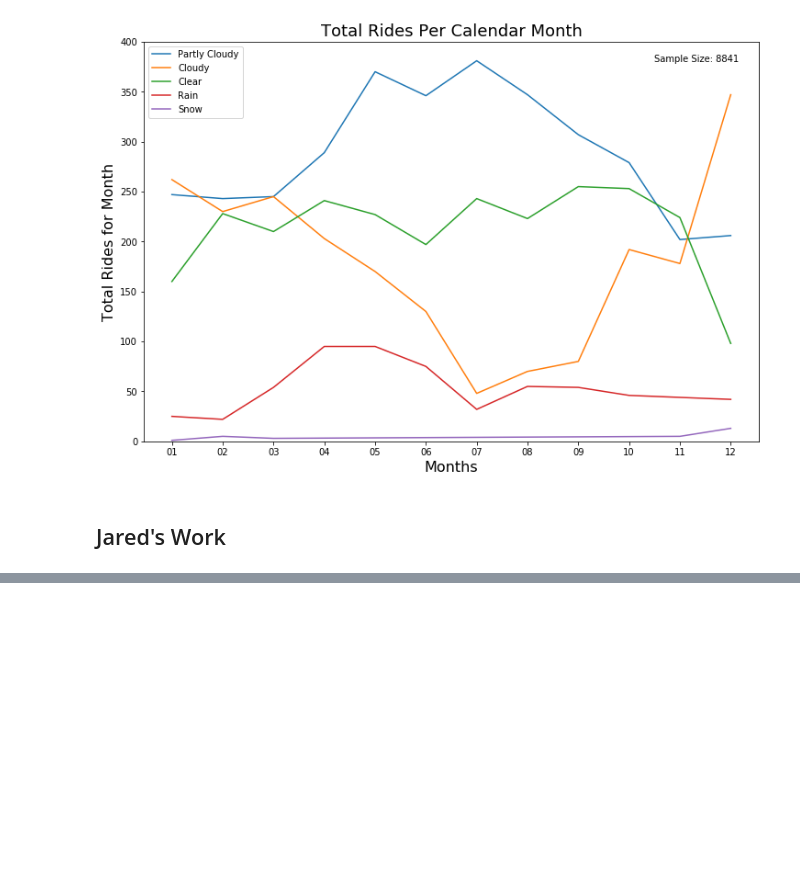
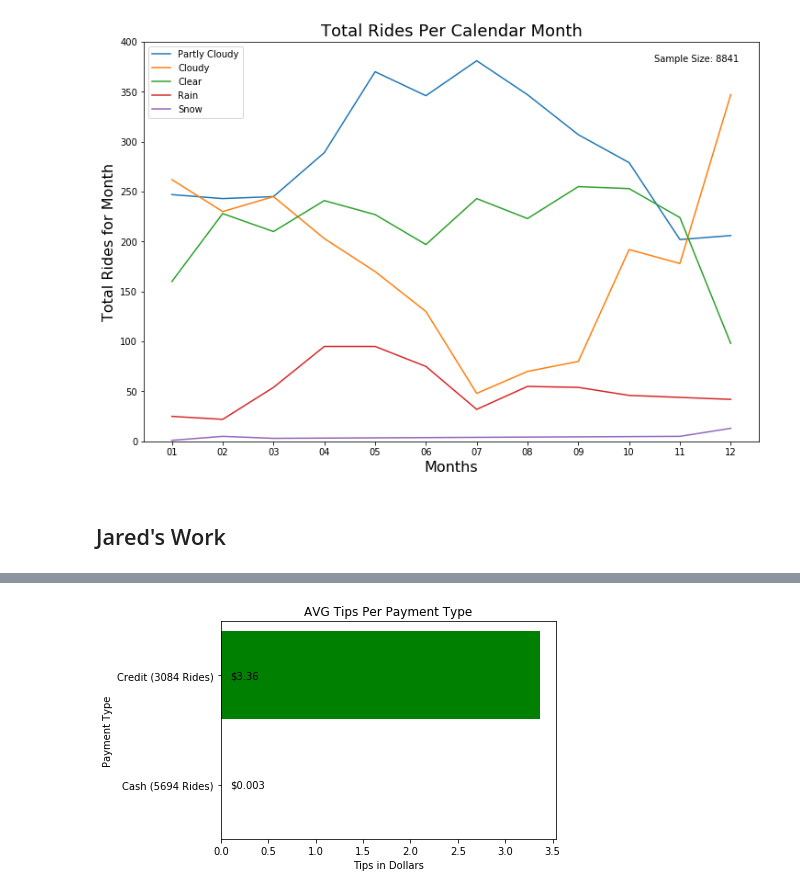
Before and after one commit to peterjorphan/07-project_one, a Jupyter notebook: Data Analysis.ipynb, the cells around one changed output, grey strips where cells are left out. Drawn from its saved outputs; the diff is of its cells as text; code cells hidden in the pictures; blank space fills up the shorter version.

```diff
--- a/Data Analysis.ipynb
+++ b/Data Analysis.ipynb
@@ -308,0 +423,30 @@ plt.show()
+# %%
+# groupby newly created weather icons
+df10 = df.groupby(['Payment Type'], as_index=False).agg({'Tips': 'mean', 'Trip ID': 'count', 'Trip Seconds': 'mean', 'Trip Miles': 'mean', 'Trip Total': 'mean'})
+df10.head()
+
+# create variables for average tips per payment type plot
+cash_tips = df10['Tips'][0]
+credit_tips = df10['Tips'][1]
+height = [cash_tips, credit_tips]
+bars = ('Cash (5694 Rides)', 'Credit (3084 Rides)')
+y_pos = np.arange(len(bars))
+
+# create horizontal bars
+plt.barh(y_pos, height, color=['green'])
+
+# label
+plt.ylabel('Payment Type')
+plt.yticks(y_pos, bars)
+plt.xlabel('Tips in Dollars')
+plt.title('AVG Tips Per Payment Type')
+
+# create floating text
+plt.text(.1, .97, '${:,.2f}'.format(df10['Tips'][1]))
+plt.text(.1, -.025, '${:,.3f}'.format(df10['Tips'][0]))
+
+# plt.savefig("../Images/js_avg_tips_per_ride.png", bbox_inches = "tight")
+# Show graphic
+plt.show()
+# %% [output]
+[figure, added]
```
Also changed, not shown: parts of 5 cells of this notebook.
